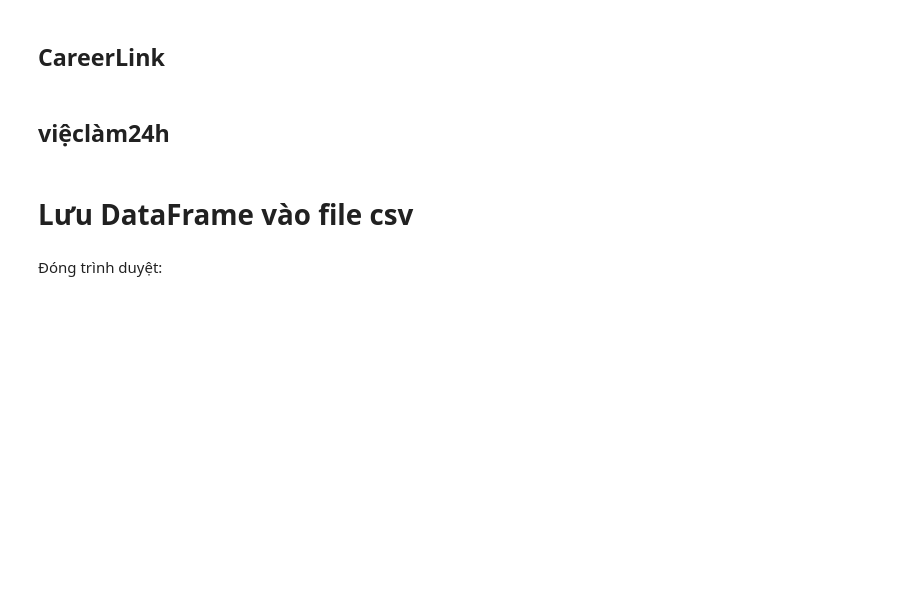
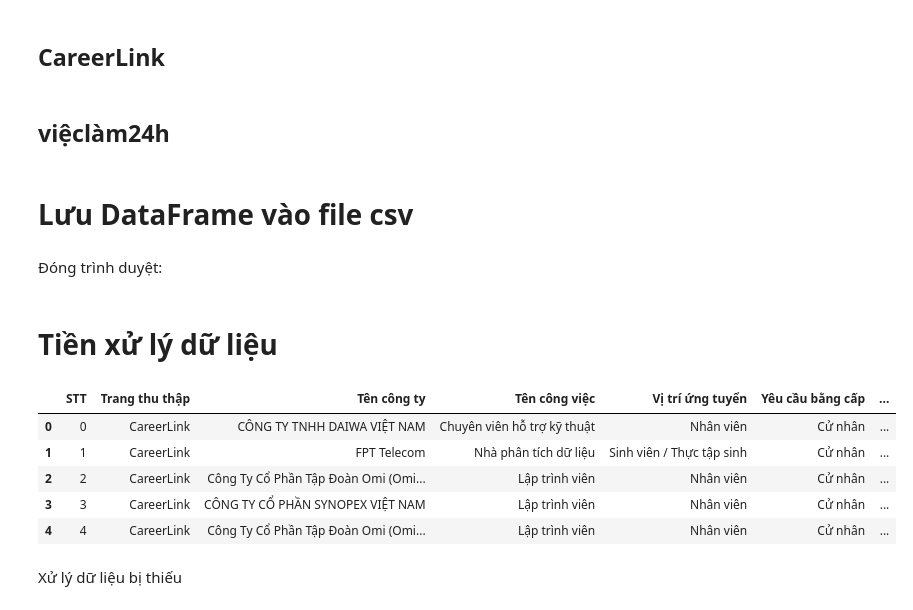
Before and after one commit to AnhDuy441/Final-Project-Data-Science, a Jupyter notebook: source.ipynb, the cells around one changed output. Saved outputs shown, nothing was run; the diff lists cells and outputs as text; code cells hidden in the pictures; blank space fills up the shorter version.

Commit message:
thêm tiền xử lý

```diff
--- a/source.ipynb
+++ b/source.ipynb
@@ -474,3 +474,5 @@ df
 Đóng trình duyệt:
 # %%
 driver.quit()
+# %% [markdown]
+# Tiền xử lý dữ liệu
@@ -476,0 +485,13 @@ driver.quit()
+# %%
+# Đọc dữ liệu từ tệp CSV
+df = pd.read_csv('job_data.csv')
+df.head()
+# %% [output]
+|  | STT | Trang thu thập | Tên công ty | Tên công việc | Vị trí ứng tuyển | Yêu cầu bằng cấp | ... |
+| 0 | 0 | CareerLink | CÔNG TY TNHH DAIWA VIỆT NAM | Chuyên viên hỗ trợ kỹ thuật | Nhân viên | Cử nhân | ... |
+| 1 | 1 | CareerLink | FPT Telecom | Nhà phân tích dữ liệu | Sinh viên / Thực tập sinh | Cử nhân | ... |
+| 2 | 2 | CareerLink | Công Ty Cổ Phần Tập Đoàn Omi (Omi... | Lập trình viên | Nhân viên | Cử nhân | ... |
+| 3 | 3 | CareerLink | CÔNG TY CỔ PHẦN SYNOPEX VIỆT NAM | Lập trình viên | Nhân viên | Cử nhân | ... |
+| 4 | 4 | CareerLink | Công Ty Cổ Phần Tập Đoàn Omi (Omi... | Lập trình viên | Nhân viên | Cử nhân | ... |
+# %% [markdown]
+Xử lý dữ liệu bị thiếu
```
Also changed, not shown: parts of 15 cells of this notebook.
